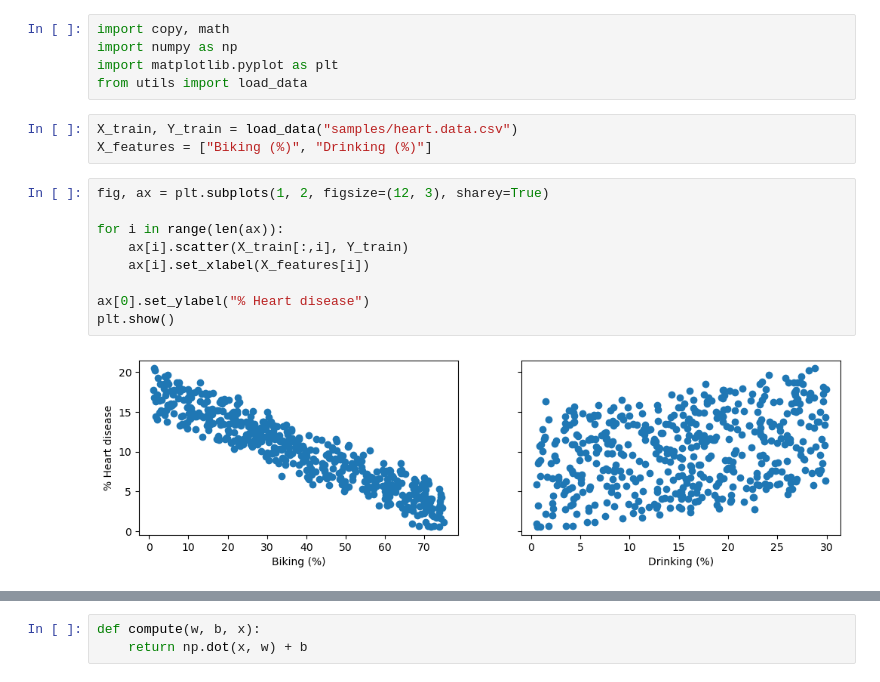
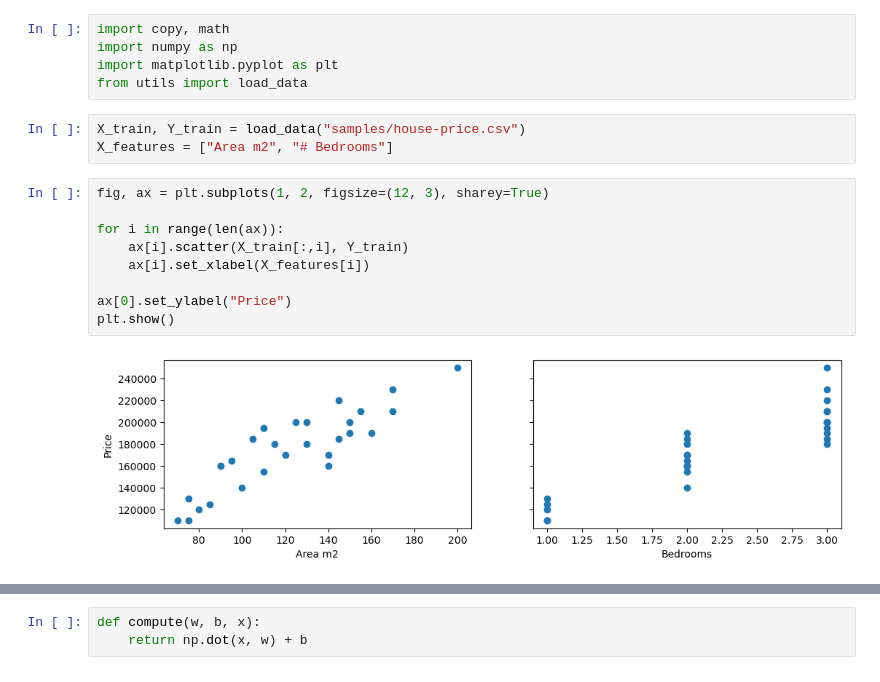
Before and after one commit to saymow/machine-learning, a Jupyter notebook: linear-regression.ipynb, the cells around one changed output, grey strips where cells are left out. Saved outputs shown, nothing was run; the diff lists cells and outputs as text.

Commit message:
feat: linear regression dataset and plot model

```diff
--- a/linear-regression.ipynb
+++ b/linear-regression.ipynb
@@ -6,16 +16,16 @@ import numpy as np
 import matplotlib.pyplot as plt
 from utils import load_data
 # %%
-X_train, Y_train = load_data("samples/heart.data.csv")
-X_features = ["Biking (%)", "Drinking (%)"]
+X_train, Y_train = load_data("samples/house-price.csv")
+X_features = ["Area m2", "# Bedrooms"]
 # %%
 fig, ax = plt.subplots(1, 2, figsize=(12, 3), sharey=True)
 
 for i in range(len(ax)):
     ax[i].scatter(X_train[:,i], Y_train)
     ax[i].set_xlabel(X_features[i])
 
-ax[0].set_ylabel("% Heart disease")
+ax[0].set_ylabel("Price")
 plt.show()
 # %% [output]
-[figure, old version]
+[figure, new version]
```
Also changed, not shown: parts of 7 cells of this notebook, 2 other files.
